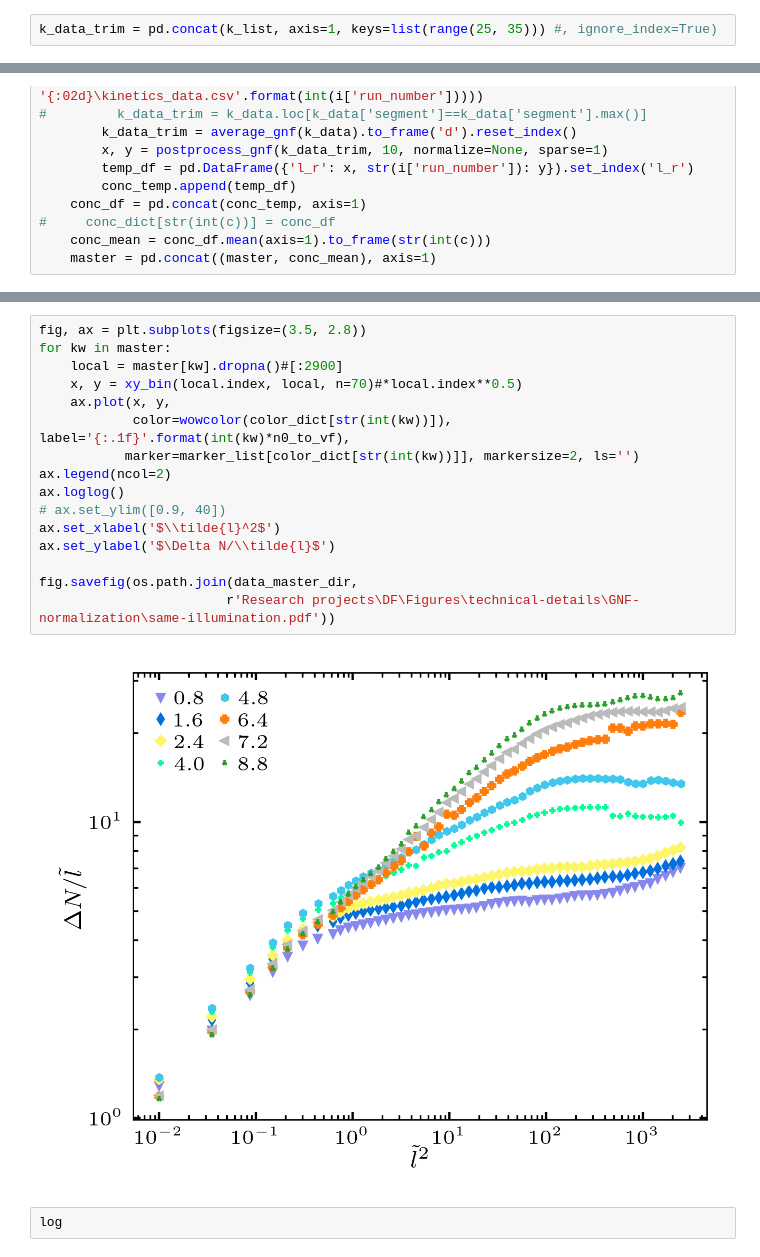
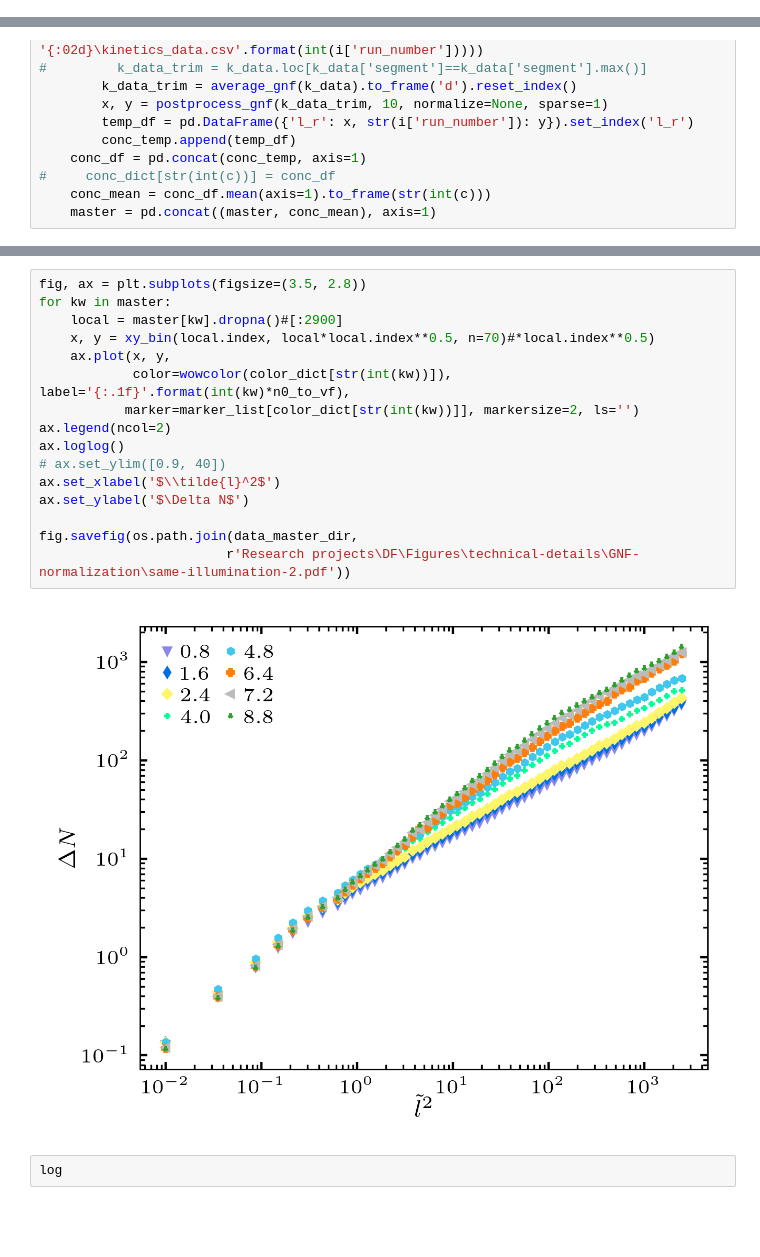
Before and after one commit to ZLoverty/Python, a Jupyter notebook: Correlation/src/GNF-normalizations.ipynb, the cells around one changed output, grey strips where cells are left out. Cells and saved outputs as stored; diff of their text form; blank space fills up the shorter version.

```diff
--- a/Correlation/src/GNF-normalizations.ipynb
+++ b/Correlation/src/GNF-normalizations.ipynb
@@ -913,2 +903,0 @@ gnf_data.head()
-# %%
-k_data_trim = pd.concat(k_list, axis=1, keys=list(range(25, 35))) #, ignore_index=True)
@@ -971,21 +928,21 @@ Name: 110, Length: 71, dtype: float64
 # %%
 fig, ax = plt.subplots(figsize=(3.5, 2.8))
 for kw in master:
     local = master[kw].dropna()#[:2900]
-    x, y = xy_bin(local.index, local, n=70)#*local.index**0.5)
+    x, y = xy_bin(local.index, local*local.index**0.5, n=70)#*local.index**0.5)
     ax.plot(x, y,
             color=wowcolor(color_dict[str(int(kw))]), label='{:.1f}'.format(int(kw)*n0_to_vf),
            marker=marker_list[color_dict[str(int(kw))]], markersize=2, ls='')
 ax.legend(ncol=2)
 ax.loglog()
 # ax.set_ylim([0.9, 40])
 ax.set_xlabel('$\\tilde{l}^2$')
-ax.set_ylabel('$\Delta N/\\tilde{l}$')
+ax.set_ylabel('$\Delta N$')
 
 fig.savefig(os.path.join(data_master_dir,
-                        r'Research projects\DF\Figures\technical-details\GNF-normalization\same-illumination.pdf'))
+                        r'Research projects\DF\Figures\technical-details\GNF-normalization\same-illumination-2.pdf'))
 # %% [output]
-[figure, old version]
+[figure, new version]
 # %%
 log
 # %% [output]
```
Also changed, not shown: parts of 3 cells of this notebook, 2 other files.
